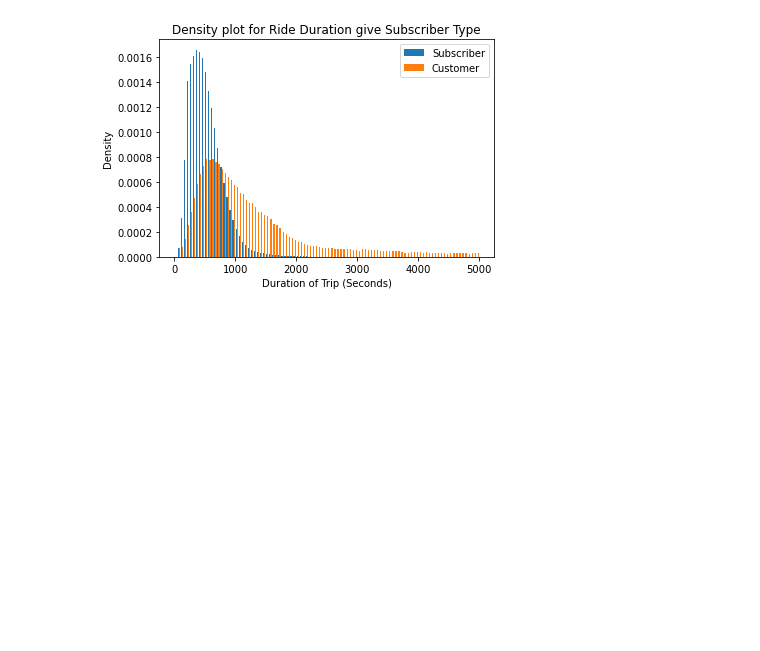
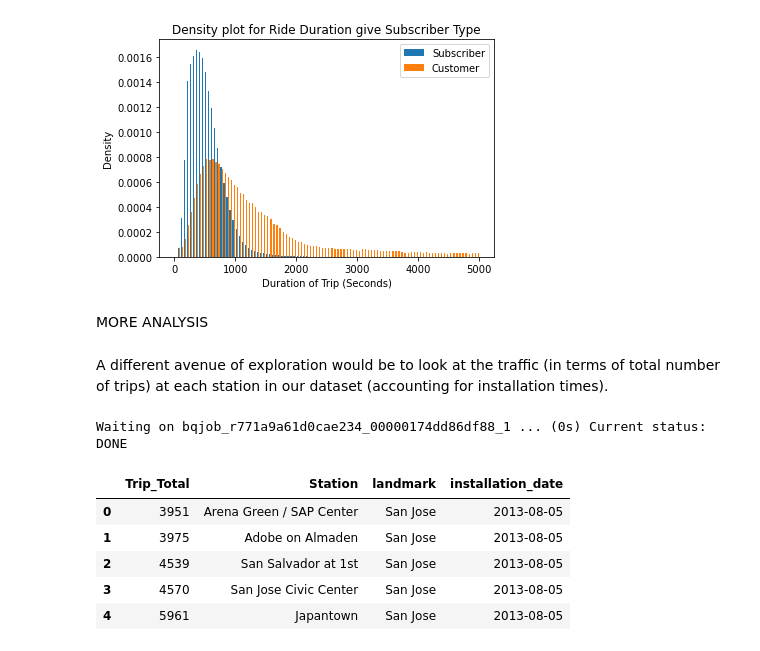
Before and after one commit to isaacvernon1/w205Project1, a Jupyter notebook: Project_1.ipynb, the cells around one changed output. Saved outputs shown, nothing was run; the diff lists cells and outputs as text; code cells hidden in the pictures; blank space fills up the shorter version.

```diff
--- a/Project_1.ipynb
+++ b/Project_1.ipynb
@@ -372,3 +372,64 @@ plt.title("Density plot for Ride Duration give Subscriber Type")
 # %% [output]
 Text(0.5, 1.0, 'Density plot for Ride Duration give Subscriber Type')
 [figure]
+# %% [markdown]
+MORE ANALYSIS
+# %% [markdown]
+A different avenue of exploration would be to look at the traffic (in terms of total number of trips) at each station in our dataset (accounting for installation times).
+# %%
+! bq query --use_legacy_sql=FALSE --format=csv \
+'SELECT\
+  table1.Trip_Total,\
+  table1.Station,\
+  table2.landmark,\
+  table2.installation_date\
+FROM (\
+  SELECT\
+    table1.Num_Trips + table2.Number_of_Trips AS Trip_Total,\
+    table1.Station1 AS Station\
+  FROM (\
+    SELECT\
+      COUNT(*) AS Num_Trips,\
+      start_station_name AS Station1\
+    FROM\
+      `bigquery-public-data.san_francisco.bikeshare_trips`\
+    GROUP BY\
+      start_station_name\
+    ORDER BY\
+      Num_Trips ASC )AS table1\
+  LEFT JOIN (\
+    SELECT\
+      COUNT(*) AS Number_of_Trips,\
+      end_station_name AS Station2\
+    FROM\
+      `bigquery-public-data.san_francisco.bikeshare_trips`\
+    GROUP BY\
+      end_station_name\
+    ORDER BY\
+      Number_of_Trips ASC) AS table2\
+  ON\
+    table1.Station1 = table2.Station2\
+  ORDER BY\
+    Trip_Total) AS table1\
+INNER JOIN (\
+  SELECT\
+    *\
+  FROM\
+    `bigquery-public-data.san_francisco.bikeshare_stations`) AS table2\
+ON\
+  table1.Station = table2.name\
+ORDER BY\
+  installation_date ASC, Trip_Total,\
+  installation_date' > StationTrips.csv
+# %% [output]
+Waiting on bqjob_r771a9a61d0cae234_00000174dd86df88_1 ... (0s) Current status: DONE
+# %%
+stattrip = pd.read_csv("StationTrips.csv")
+stattrip.head()
+# %% [output]
+|  | Trip_Total | Station | landmark | installation_date |
+| 0 | 3951 | Arena Green / SAP Center | San Jose | 2013-08-05 |
+| 1 | 3975 | Adobe on Almaden | San Jose | 2013-08-05 |
+| 2 | 4539 | San Salvador at 1st | San Jose | 2013-08-05 |
+| 3 | 4570 | San Jose Civic Center | San Jose | 2013-08-05 |
+| 4 | 5961 | Japantown | San Jose | 2013-08-05 |
```
Also changed, not shown: parts of 7 cells of this notebook.
